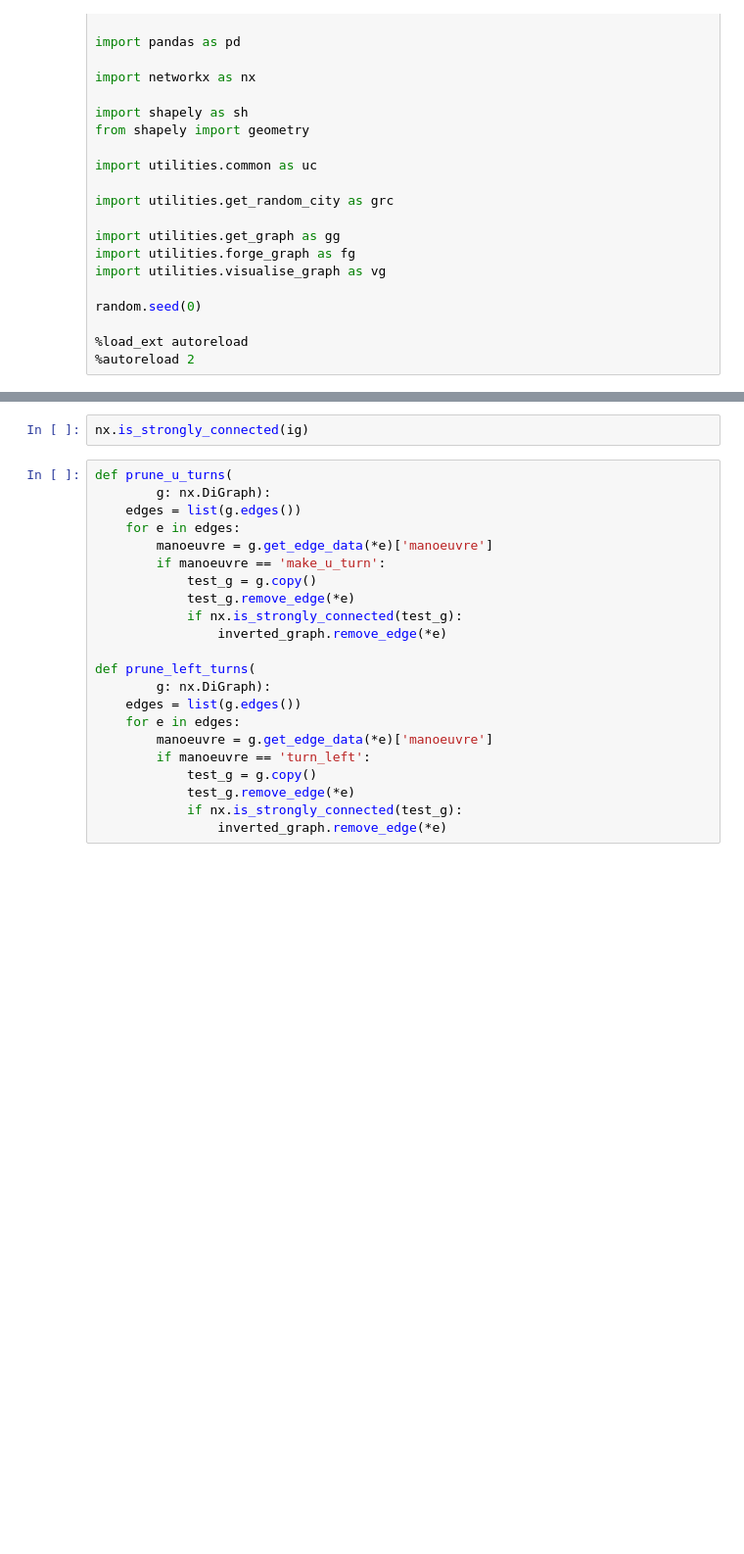
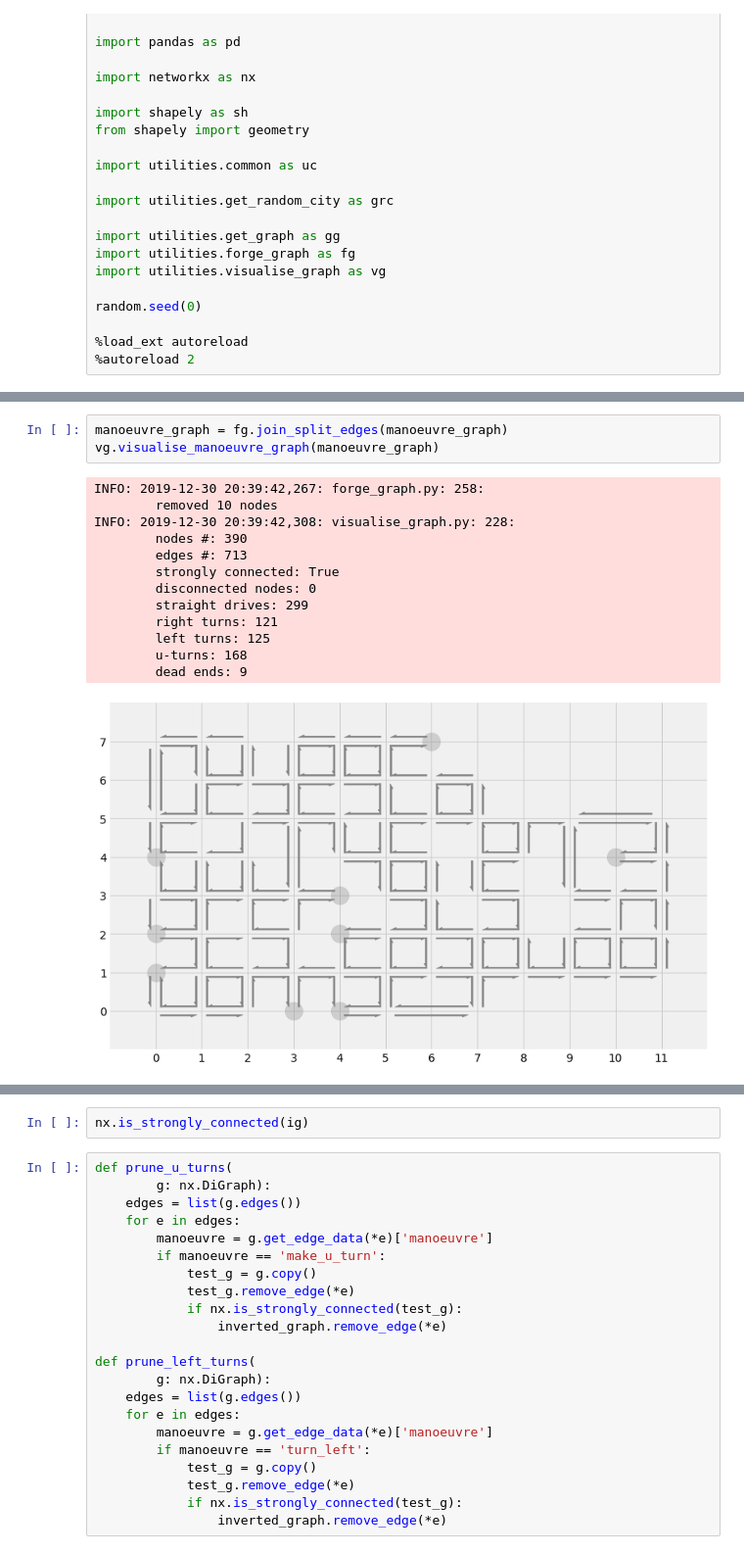
Before and after one commit to nikita-loik/route-inspection, a Jupyter notebook: simulation.ipynb, the cells around one changed output, grey strips where cells are left out. Shown at 98% size. Cells and saved outputs as stored; diff of their text form; blank space fills up the shorter version.

```diff
--- a/simulation.ipynb
+++ b/simulation.ipynb
@@ -59,0 +93,17 @@ INFO: 2019-09-11 18:51:57,016: visualise_graph.py: 133:
+# %%
+manoeuvre_graph = fg.join_split_edges(manoeuvre_graph)
+vg.visualise_manoeuvre_graph(manoeuvre_graph)
+# %% [output]
+INFO: 2019-12-30 20:39:42,267: forge_graph.py: 258:
+        removed 10 nodes
+INFO: 2019-12-30 20:39:42,308: visualise_graph.py: 228:
+        nodes #: 390
+        edges #: 713
+        strongly connected: True
+        disconnected nodes: 0
+        straight drives: 299
+        right turns: 121
+        left turns: 125
+        u-turns: 168
+        dead ends: 9
+[figure, added]
```
Also changed, not shown: parts of 22 cells of this notebook, 5 other files.
